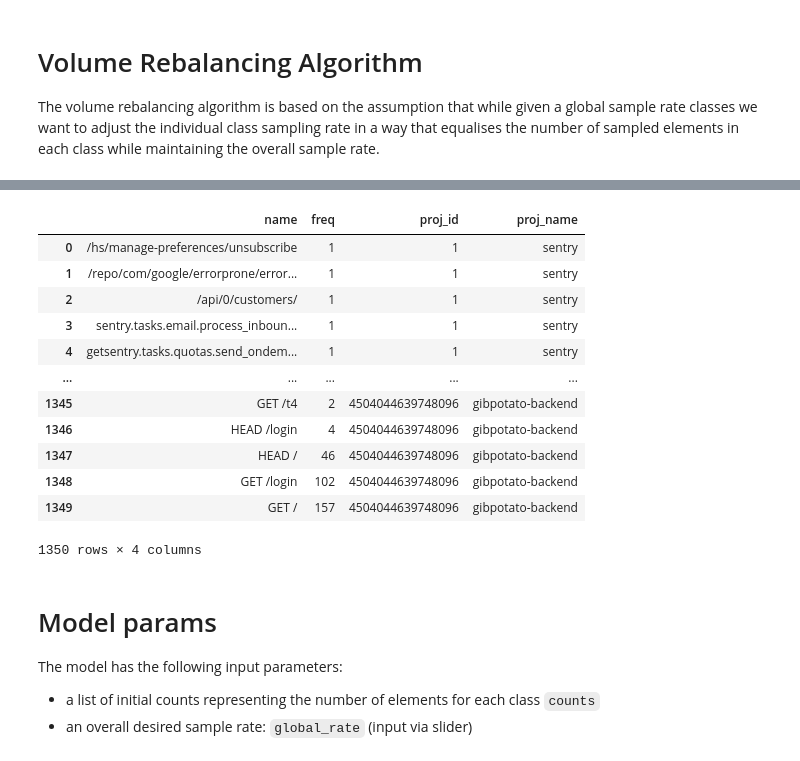
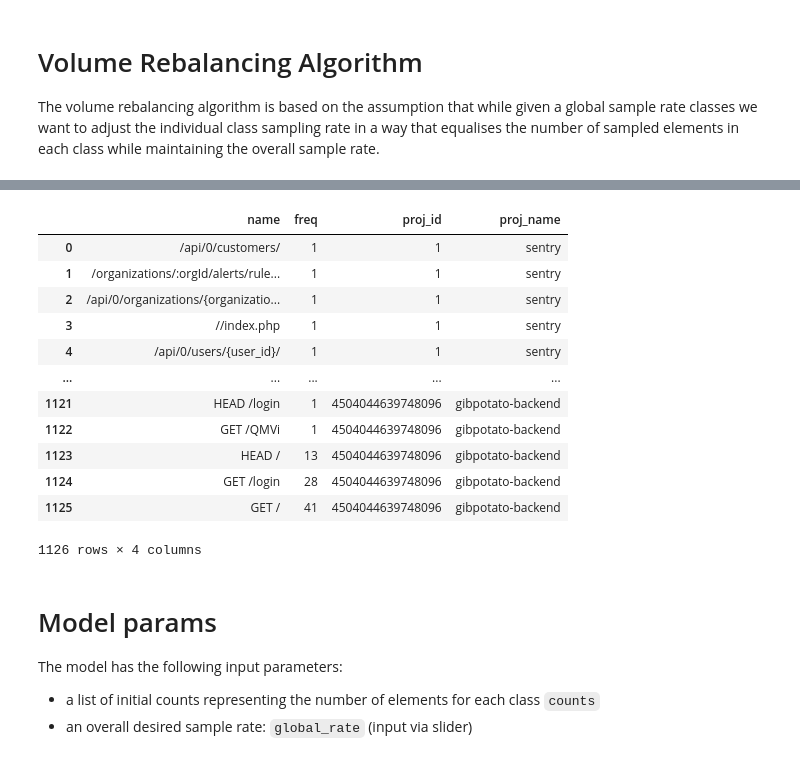
Before and after one commit to RaduW/volume-rebalance, a Jupyter notebook: volume_rebalancing.ipynb, the cells around one changed output, grey strips where cells are left out. Drawn from its saved outputs; the diff is of its cells as text; code cells hidden in the pictures.

```diff
--- a/volume_rebalancing.ipynb
+++ b/volume_rebalancing.ipynb
@@ -36,33 +37,33 @@ import seaborn as sns
 sns.set_style("whitegrid")
 # %%
 # import transaction data
-projects = "https://raw.githubusercontent.com/RaduW/volume-rebalance/main/projects.json"
+projects = "https://raw.githubusercontent.com/RaduW/volume-rebalance/main/projects-2023-03-30.json"
 trans_data = pd.read_json(projects)
 
 PROJECTS = {
     "sentry": 1,
     "javascript": 11276,
     "snuba": 300688,
     "gibpotato-backend": 4504044639748096,
     #"gibpotato-frontend": 4504044640927744,
 }
 
 trans_data.sort_values(by=["proj_id","freq"],ignore_index=True, ascending=True, inplace=True)
 trans_data
 # %% [output]
 |  | name | freq | proj_id | proj_name |
-| 0 | /hs/manage-preferences/unsubscribe | 1 | 1 | sentry |
-| 1 | /repo/com/google/errorprone/error... | 1 | 1 | sentry |
-| 2 | /api/0/customers/ | 1 | 1 | sentry |
-| 3 | sentry.tasks.email.process_inboun... | 1 | 1 | sentry |
-| 4 | getsentry.tasks.quotas.send_ondem... | 1 | 1 | sentry |
+| 0 | /api/0/customers/ | 1 | 1 | sentry |
+| 1 | /organizations/:orgId/alerts/rule... | 1 | 1 | sentry |
+| 2 | /api/0/organizations/{organizatio... | 1 | 1 | sentry |
+| 3 | //index.php | 1 | 1 | sentry |
+| 4 | /api/0/users/{user_id}/ | 1 | 1 | sentry |
 | ... | ... | ... | ... | ... |
-| 1345 | GET /t4 | 2 | 4504044639748096 | gibpotato-backend |
-| 1346 | HEAD /login | 4 | 4504044639748096 | gibpotato-backend |
-| 1347 | HEAD / | 46 | 4504044639748096 | gibpotato-backend |
-| 1348 | GET /login | 102 | 4504044639748096 | gibpotato-backend |
-| 1349 | GET / | 157 | 4504044639748096 | gibpotato-backend |
+| 1121 | HEAD /login | 1 | 4504044639748096 | gibpotato-backend |
+| 1122 | GET /QMVi | 1 | 4504044639748096 | gibpotato-backend |
+| 1123 | HEAD / | 13 | 4504044639748096 | gibpotato-backend |
+| 1124 | GET /login | 28 | 4504044639748096 | gibpotato-backend |
+| 1125 | GET / | 41 | 4504044639748096 | gibpotato-backend |
-1350 rows × 4 columns
+1126 rows × 4 columns
 # %%
 from typing import List, Mapping, MutableMapping, Tuple, Union
 
```
Also changed, not shown: parts of 4 cells of this notebook.
